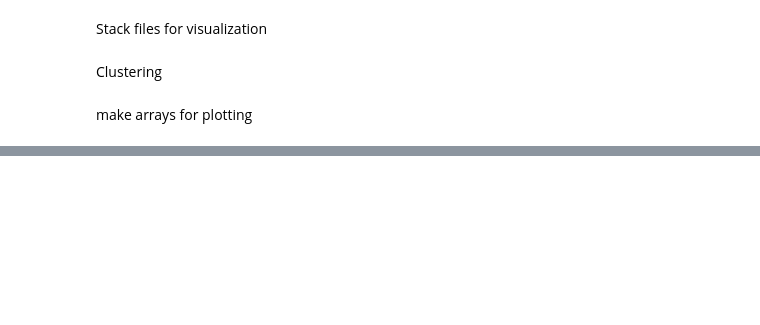
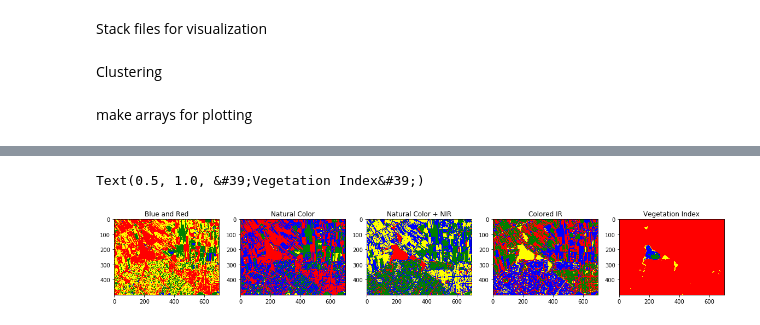
Before and after one commit to LouiseMerle/GEO1001_Assignment2, a Jupyter notebook: Assignment_2.ipynb, the cells around one changed output, grey strips where cells are left out. Cells and saved outputs as stored; diff of their text form; code cells hidden in the pictures; blank space fills up the shorter version.

```diff
--- a/Assignment_2.ipynb
+++ b/Assignment_2.ipynb
@@ -110,0 +131,9 @@ clusterBGR_10 = clustering.fit_predict(stackedBGR_10)
+# %%
+#Four clusters
+
+clustering_4 = KMeans(n_clusters=4, random_state=random)
+clusterBR_10_4 = clustering_4.fit_predict(stackedBR_10)
+clusterBGR_10_4 = clustering_4.fit_predict(stackedBGR_10)
+clusterBGRNIR_10_4 = clustering_4.fit_predict(stackedBGRNIR_10)
+cluster_veg_4 = clustering_4.fit_predict(stackedvegetation_10)
+cluster_NDVI_4 = clustering_4.fit_predict(ndvi_10)
@@ -118,0 +259,27 @@ ValueError: cannot reshape array of size 350000 into shape (700,700)
+# %%
+# Four clusters
+cmap = mc.LinearSegmentedColormap.from_list("", ['red', 'green', 'yellow', 'blue'])
+
+fig , axes = plt.subplots(nrows = 1, ncols = 5, figsize=(20,5))
+plt.sca(axes[0])
+plt.imshow(BR_10_4, cmap=cmap)
+plt.title('Blue and Red')
+
+plt.sca(axes[1])
+plt.imshow(BGR_10_4, cmap=cmap)
+plt.title('Natural Color')
+
+plt.sca(axes[2])
+plt.imshow(BGRNIR_10_4, cmap=cmap)
+plt.title('Natural Color + NIR')
+
+plt.sca(axes[3])
+plt.imshow(veg_10_4, cmap=cmap)
+plt.title('Colored IR')
+
+plt.sca(axes[4])
+plt.imshow(ndvi_10_4, cmap=cmap)
+plt.title('Vegetation Index')
+# %% [output]
+Text(0.5, 1.0, &#39;Vegetation Index&#39;)
+[figure, added]
```
Also changed, not shown: parts of 21 cells of this notebook.
